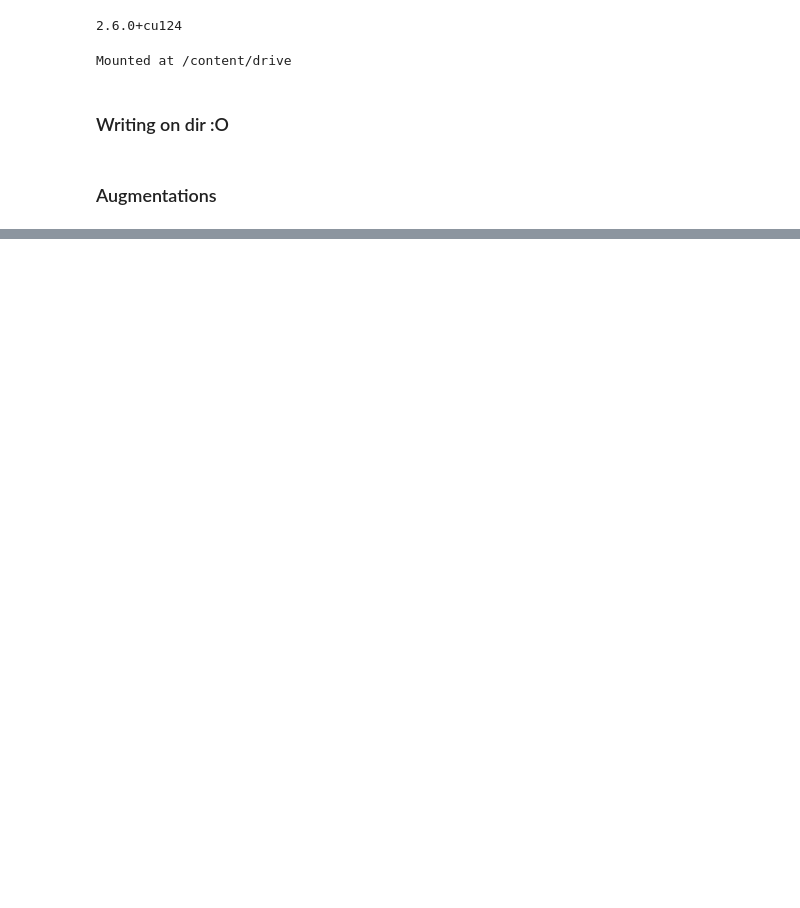
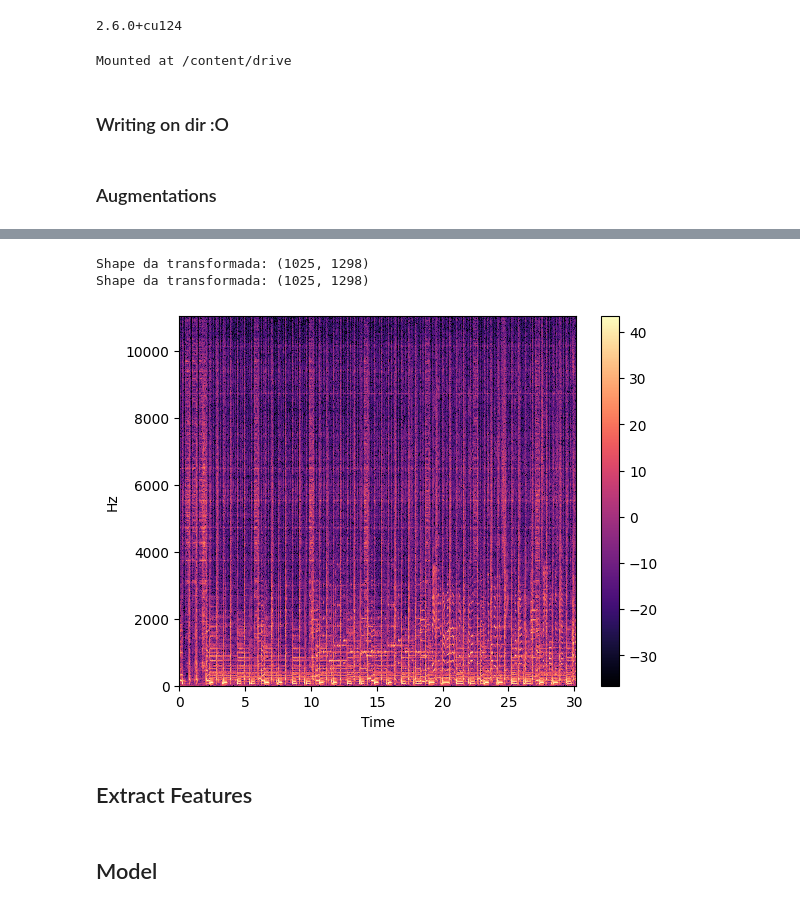
Before and after one commit to Ayrsz/GenreRecognizer, a Jupyter notebook: Augmentation_Audios.ipynb, the cells around one changed output, grey strips where cells are left out. Drawn from its saved outputs; the diff is of its cells as text; code cells hidden in the pictures; blank space fills up the shorter version.

Commit message:
add | Criação do código para geração de espectro e plotagem dos mesmos, falta ainda criar o loop para gerar todas as imagens dos espectros (não usarei as já prontas no dataset)

```diff
--- a/Augmentation_Audios.ipynb
+++ b/Augmentation_Audios.ipynb
@@ -231,0 +114,3 @@ Audio(waveform2.T, rate=sample_rate)
+# %%
+path = "/content/dataset/Data/genres_original/disco/disco.00000.wav"
+Audio(path)
@@ -231,0 +119,44 @@ Audio(waveform2.T, rate=sample_rate)
+# %%
+def spectro_feat(audio, sample_rate):
+  #Transformada de fourier
+  FRAME_SIZE = 2048
+
+  HOP_SIZE = 512
+  short_fourier_transformed_audio = librosa.stft(audio, n_fft = FRAME_SIZE, hop_length = 512)
+
+  #O audio vira 2d.
+  #Primeira dimensão: Faixas de frequecias ((FRAME_SIZE/2)+1)
+  #Segunda dimensão: Frames
+  print("Shape da transformada:", short_fourier_transformed_audio.shape)
+
+  #Transformar em valores reais
+  escala_Y = np.abs(short_fourier_transformed_audio)**2
+
+  #Converter escala para decibeis
+  escala_Y = librosa.power_to_db(escala_Y)
+  return escala_Y
+
+def plt_spectogram(audio, sample_rate, y_axis_type= "linear"):
+  escala_Y = spectro_feat(audio, sample_rate)
+  librosa.display.specshow(escala_Y, sr = sample_rate, x_axis = "time", y_axis = y_axis_type, )
+  plt.set_cmap("magma")
+  plt.colorbar()
+
+def write_spectrogram(audio, sample_rate, path_write):
+  escala_Y = spectro_feat(audio, sample_rate)
+  librosa.display.specshow(escala_Y, sr = sample_rate)
+  plt.set_cmap("magma")
+  plt.savefig(path_write, dpi = 300, bbox_inches = "tight", pad_inches = 0)
+  plt.close()
+# %%
+audio, sample_rate = librosa.load(path)
+write_spectrogram(audio, sample_rate, "/content/image_spectro1.png")
+plt_spectogram(audio, sample_rate)
+# %% [output]
+Shape da transformada: (1025, 1298)
+Shape da transformada: (1025, 1298)
+[figure, added]
+# %% [markdown]
+## Extract Features
+# %% [markdown]
+## Model
```
Also changed, not shown: parts of 12 cells of this notebook.
